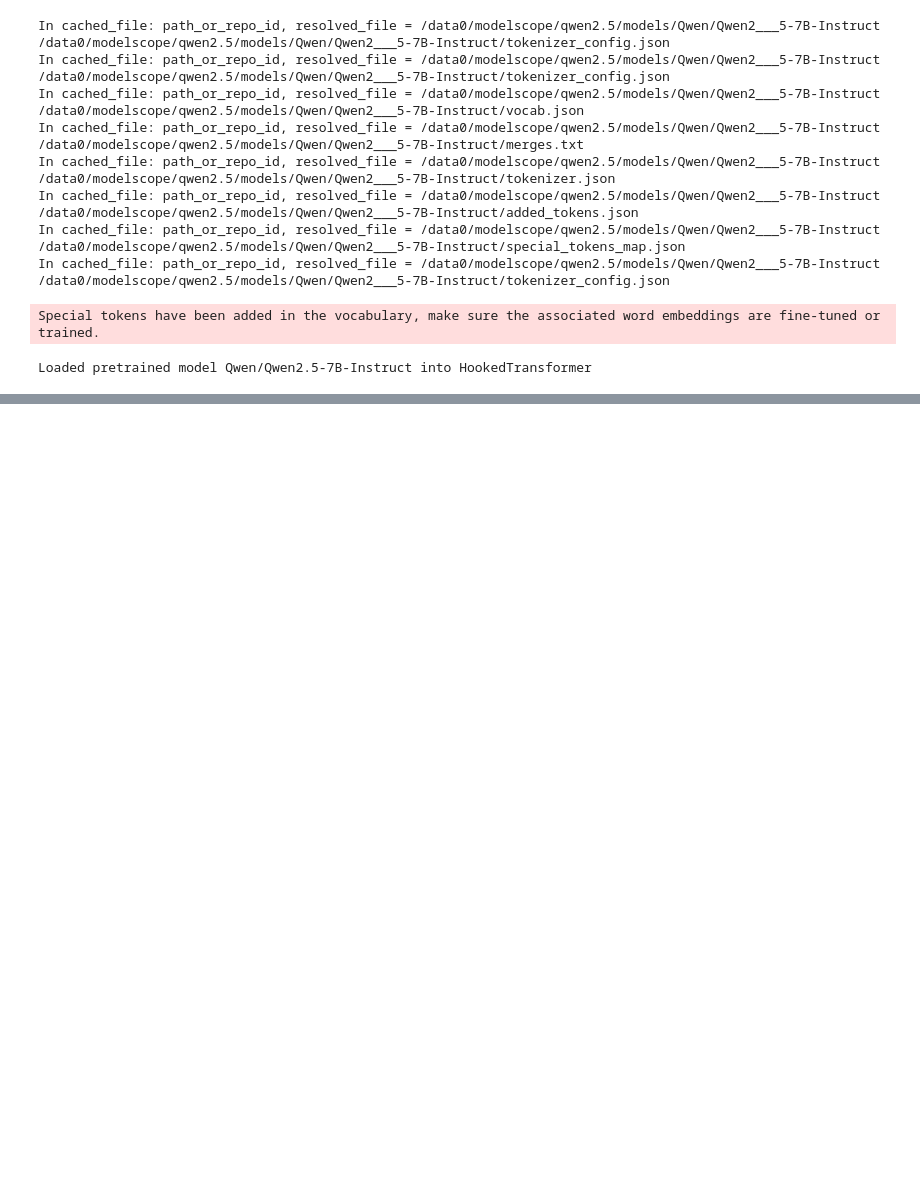
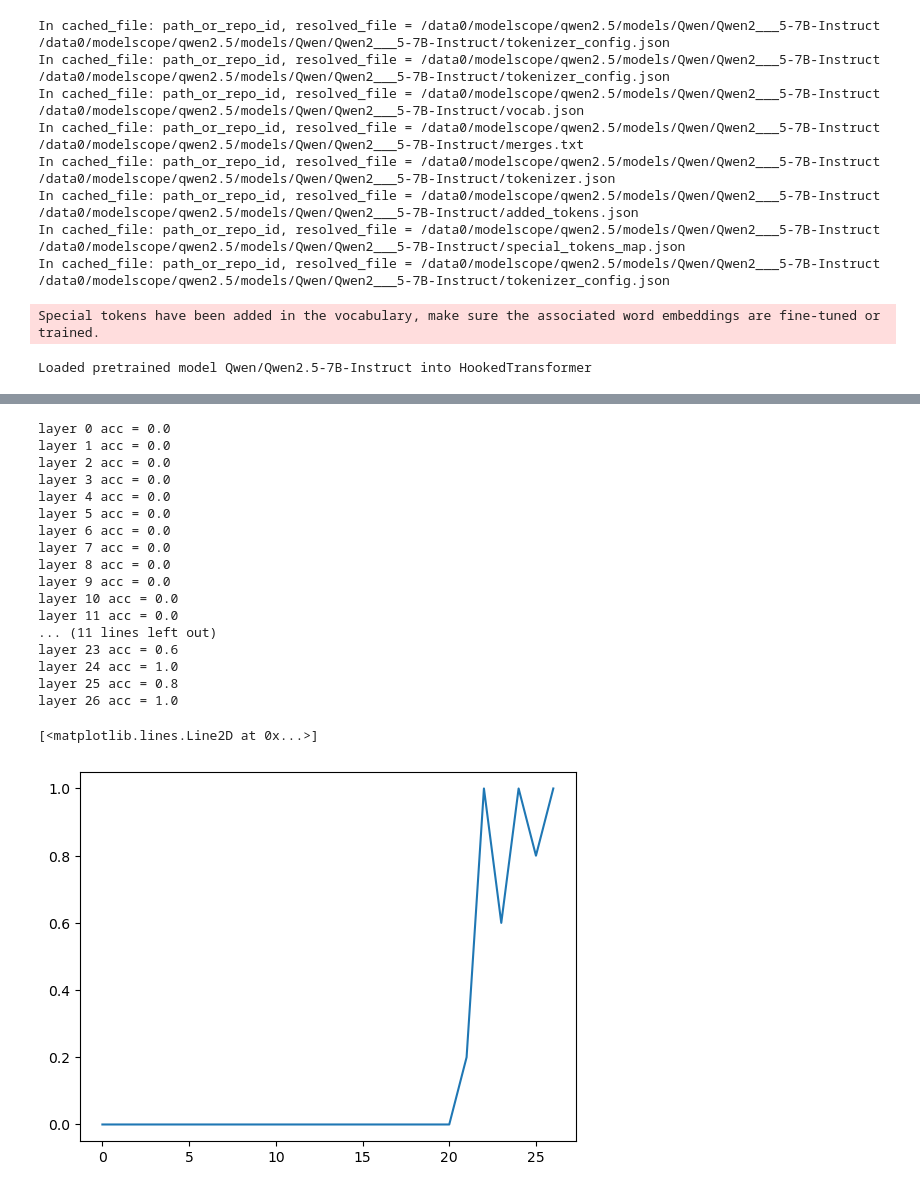
Before and after one commit to P1NKBR2/eap-ig-faithfulness, a Jupyter notebook: qwen_32b.ipynb, the cells around one changed output, grey strips where cells are left out. Drawn from its saved outputs; the diff is of its cells as text; code cells hidden in the pictures; blank space fills up the shorter version.

```diff
--- a/qwen_32b.ipynb
+++ b/qwen_32b.ipynb
@@ -77,8 +79,8 @@ Special tokens have been added in the vocabulary, make sure the associated word
 # %%
 # output test
-prompt = "Bob and Tom go to the market, Bob give an apple to"
+prompt = "Output the execution result (or 'E' for errors) of the following Python program directly. Do not show process.\nq = 2\nd = {2: 3, 9: 4, 3: 8}\nprint(d[q])\n"
 messages = [
-    {"role": "system", "content": "You are Qwen, created by Alibaba Cloud. You are a helpful assistant."},
+    {"role": "system", "content": ""},
     {"role": "user", "content": prompt}
 ]
 text = tokenizer.apply_chat_template(
@@ -89,7 +91,9 @@ text = tokenizer.apply_chat_template(
 model_inputs = tokenizer([text], return_tensors="pt").to(model_base.device)
 generated_ids = model_base.generate(
     **model_inputs,
-    max_new_tokens=512,
+    max_new_tokens=1,
+    temperature=0.0,
+    do_sample=False
 )
 generated_ids = [
     output_ids[len(input_ids):] for input_ids, output_ids in zip(model_inputs.input_ids, generated_ids)
@@ -101,5 +105,5 @@ ValueError: The following `model_kwargs` are not used by the model: ['temperatru
 # %%
-model = HookedTransformer.from_pretrained("Qwen/Qwen2.5-7B-Instruct",center_writing_weights=False,
+model = HookedTransformer.from_pretrained(model_name,center_writing_weights=False,
     center_unembed=False,
     fold_ln=False,
     fold_value_biases=False,
@@ -132,3 +148,3 @@ output.removeprefix(prompt)
 # %%
-task = 'ioi'
+task = 'ioi_code'
 # %%
@@ -186,0 +292,41 @@ layer, head = [(27, 26)][0]
+# %%
+# logits lens
+clean, corrupt, label = dataloader[0]
+token_ids, attention_mask, input_lengths, n_pos = tokenize_plus(model, clean)
+clean_logits, cache = model.run_with_cache(token_ids, attention_mask = attention_mask)
+acc = []
+for l in range(model.cfg.n_layers - 1):
+    n_correct = 0
+    for i in range(batch_size):
+        hid = cache[f'blocks.{l}.hook_resid_post'][i, -1]
+        b = model.blocks[-1]
+        hid += b.mlp(b.ln2(hid))
+        logits = model.unembed(model.ln_final(hid))
+        is_correct = (logits.argmax() == label[i][0]).item()
+        n_correct += is_correct
+        if False and not is_correct:
+            probs, ids = logits.softmax(-1).topk(5)
+            print(list(zip(tokenizer.convert_ids_to_tokens(ids), probs.tolist())), tokenizer.decode(label[i][0]))
+    acc.append(n_correct / batch_size)
+    print(f'layer {l} acc = {n_correct / batch_size}')
+plt.plot(range(model.cfg.n_layers - 1), acc)
+# %% [output]
+layer 0 acc = 0.0
+layer 1 acc = 0.0
+layer 2 acc = 0.0
+layer 3 acc = 0.0
+layer 4 acc = 0.0
+layer 5 acc = 0.0
+layer 6 acc = 0.0
+layer 7 acc = 0.0
+layer 8 acc = 0.0
+layer 9 acc = 0.0
+layer 10 acc = 0.0
+layer 11 acc = 0.0
+... (11 lines left out)
+layer 23 acc = 0.6
+layer 24 acc = 1.0
+layer 25 acc = 0.8
+layer 26 acc = 1.0
+[<matplotlib.lines.Line2D at 0x...>]
+[figure, added]
```
Also changed, not shown: parts of 25 cells of this notebook, 17 other files.
